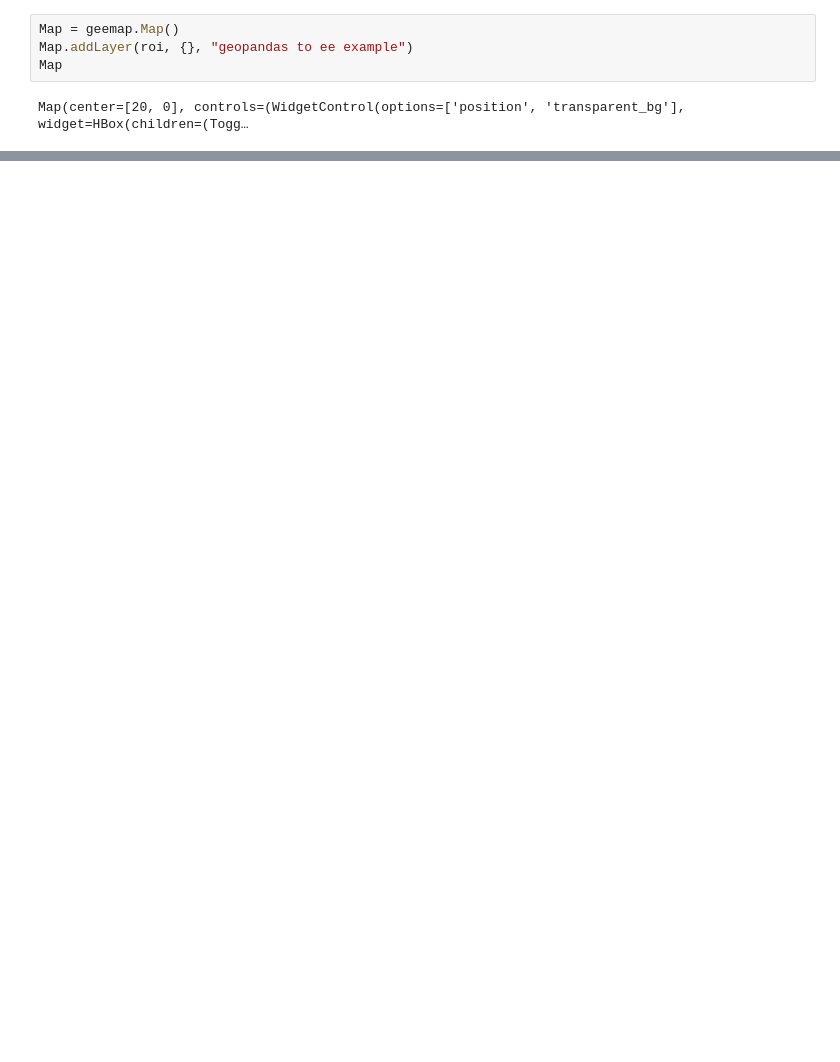
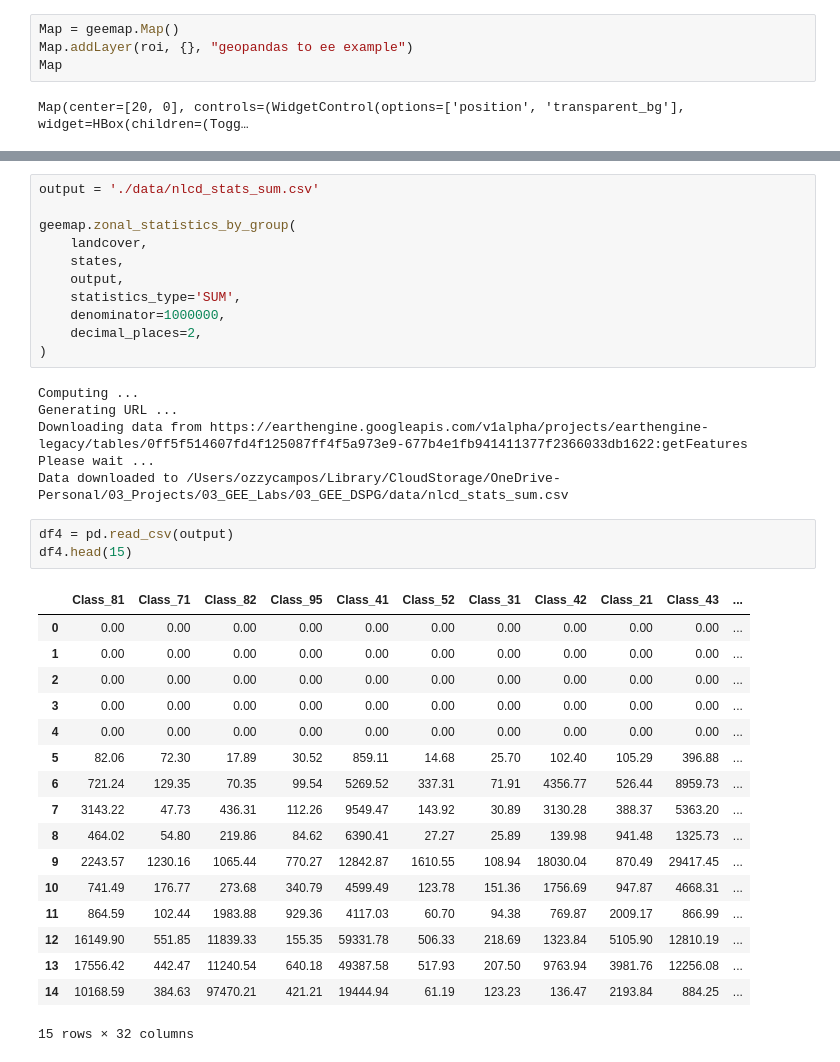
Before and after one commit to ghidora77/03_GEE_Labs_DSPG, a Jupyter notebook: 10_Operations.ipynb, the cells around one changed output, grey strips where cells are left out. Saved outputs shown, nothing was run; the diff lists cells and outputs as text; blank space fills up the shorter version.

```diff
--- a/10_Operations.ipynb
+++ b/10_Operations.ipynb
@@ -87,0 +302,38 @@ Data downloaded to c:\Users\ozzyc\OneDrive\03_Projects\03_GEE_Labs\03_GEE_DSPG\s
+# %%
+output = './data/nlcd_stats_sum.csv'
+
+geemap.zonal_statistics_by_group(
+    landcover,
+    states,
+    output,
+    statistics_type='SUM',
+    denominator=1000000,
+    decimal_places=2,
+)
+# %% [output]
+Computing ...
+Generating URL ...
+Downloading data from https://earthengine.googleapis.com/v1alpha/projects/earthengine-legacy/tables/0ff5f514607fd4f125087ff4f5a973e9-677b4e1fb941411377f2366033db1622:getFeatures
+Please wait ...
+Data downloaded to /Users/ozzycampos/Library/CloudStorage/OneDrive-Personal/03_Projects/03_GEE_Labs/03_GEE_DSPG/data/nlcd_stats_sum.csv
+# %%
+df4 = pd.read_csv(output)
+df4.head(15)
+# %% [output]
+|  | Class_81 | Class_71 | Class_82 | Class_95 | Class_41 | Class_52 | Class_31 | Class_42 | Class_21 | Class_43 | ... |
+| 0 | 0.00 | 0.00 | 0.00 | 0.00 | 0.00 | 0.00 | 0.00 | 0.00 | 0.00 | 0.00 | ... |
+| 1 | 0.00 | 0.00 | 0.00 | 0.00 | 0.00 | 0.00 | 0.00 | 0.00 | 0.00 | 0.00 | ... |
+| 2 | 0.00 | 0.00 | 0.00 | 0.00 | 0.00 | 0.00 | 0.00 | 0.00 | 0.00 | 0.00 | ... |
+| 3 | 0.00 | 0.00 | 0.00 | 0.00 | 0.00 | 0.00 | 0.00 | 0.00 | 0.00 | 0.00 | ... |
+| 4 | 0.00 | 0.00 | 0.00 | 0.00 | 0.00 | 0.00 | 0.00 | 0.00 | 0.00 | 0.00 | ... |
+| 5 | 82.06 | 72.30 | 17.89 | 30.52 | 859.11 | 14.68 | 25.70 | 102.40 | 105.29 | 396.88 | ... |
+| 6 | 721.24 | 129.35 | 70.35 | 99.54 | 5269.52 | 337.31 | 71.91 | 4356.77 | 526.44 | 8959.73 | ... |
+| 7 | 3143.22 | 47.73 | 436.31 | 112.26 | 9549.47 | 143.92 | 30.89 | 3130.28 | 388.37 | 5363.20 | ... |
+| 8 | 464.02 | 54.80 | 219.86 | 84.62 | 6390.41 | 27.27 | 25.89 | 139.98 | 941.48 | 1325.73 | ... |
+| 9 | 2243.57 | 1230.16 | 1065.44 | 770.27 | 12842.87 | 1610.55 | 108.94 | 18030.04 | 870.49 | 29417.45 | ... |
+| 10 | 741.49 | 176.77 | 273.68 | 340.79 | 4599.49 | 123.78 | 151.36 | 1756.69 | 947.87 | 4668.31 | ... |
+| 11 | 864.59 | 102.44 | 1983.88 | 929.36 | 4117.03 | 60.70 | 94.38 | 769.87 | 2009.17 | 866.99 | ... |
+| 12 | 16149.90 | 551.85 | 11839.33 | 155.35 | 59331.78 | 506.33 | 218.69 | 1323.84 | 5105.90 | 12810.19 | ... |
+| 13 | 17556.42 | 442.47 | 11240.54 | 640.18 | 49387.58 | 517.93 | 207.50 | 9763.94 | 3981.76 | 12256.08 | ... |
+| 14 | 10168.59 | 384.63 | 97470.21 | 421.21 | 19444.94 | 61.19 | 123.23 | 136.47 | 2193.84 | 884.25 | ... |
+15 rows × 32 columns
```
Also changed, not shown: parts of 37 cells of this notebook, 2 other files.
